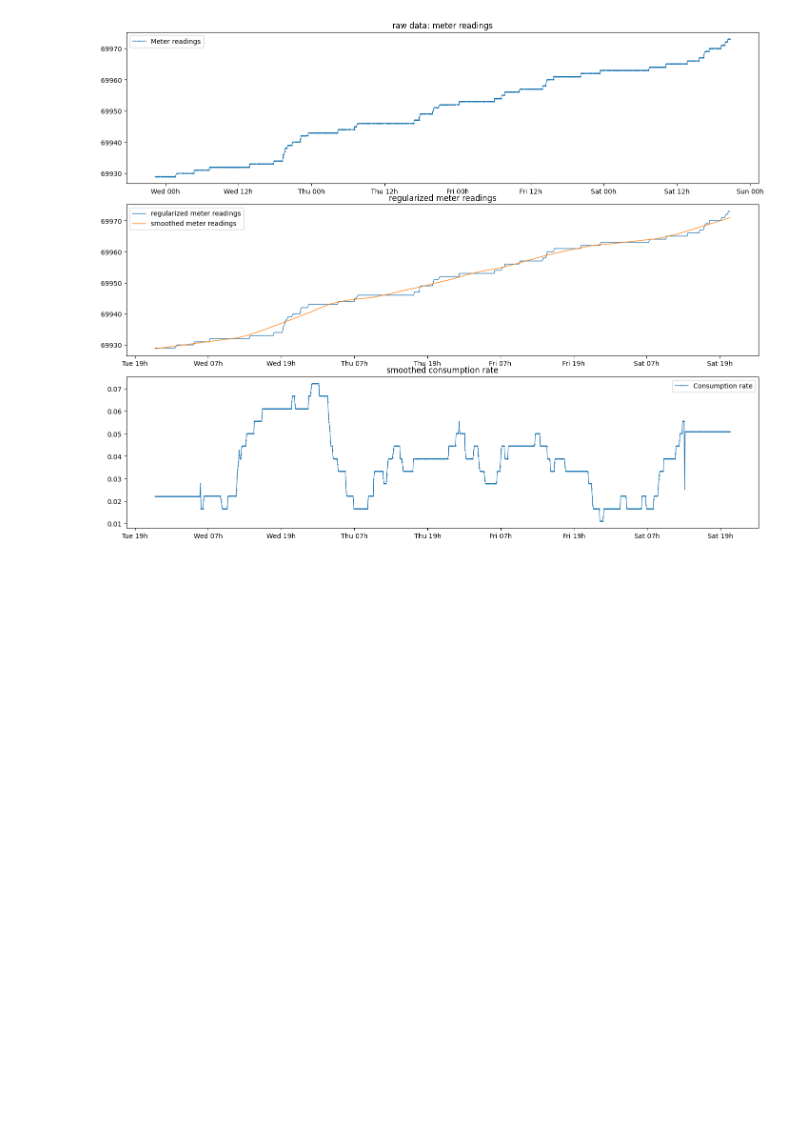
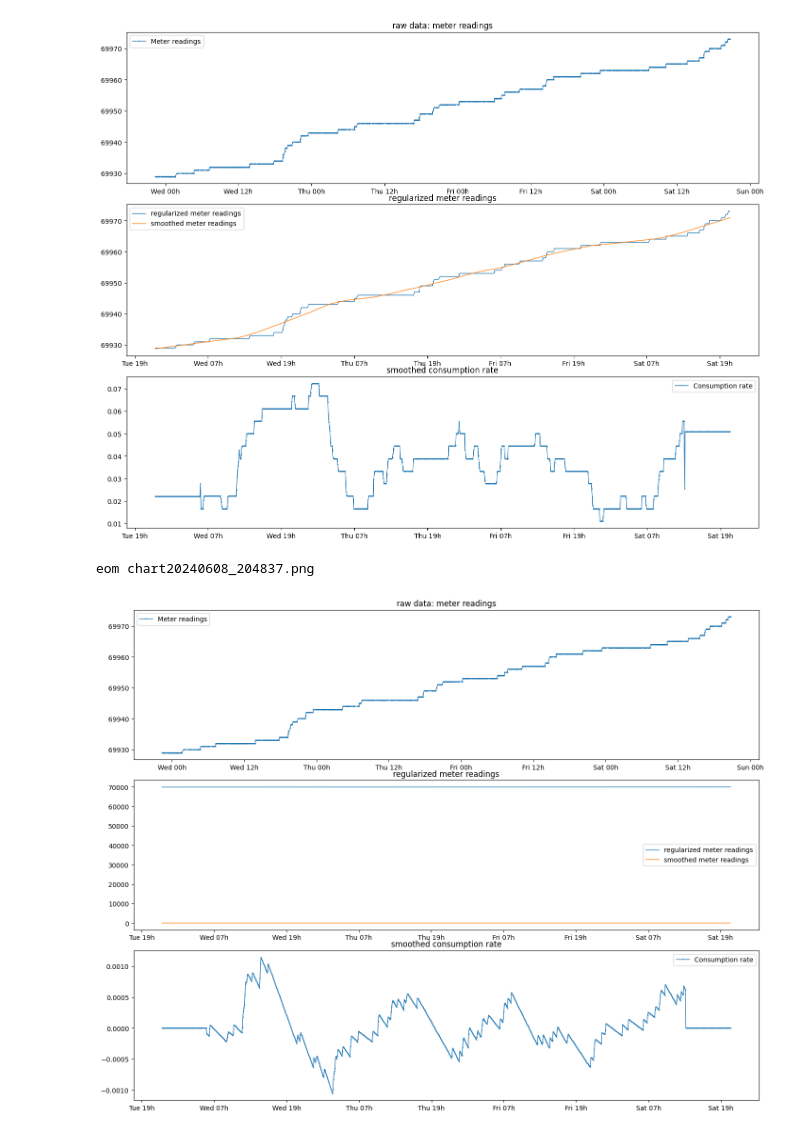
Before and after one commit to tomviolin/rtl433, a Jupyter notebook: Untitled1.ipynb, the cells around one changed output. Drawn from its saved outputs; the diff is of its cells as text; code cells hidden in the pictures; blank space fills up the shorter version.

```diff
--- a/Untitled1.ipynb
+++ b/Untitled1.ipynb
@@ -162,3 +162,8 @@ run graphit.py
 # %% [output]
 eom chart20240608_204249.png
 [figure]
+# %%
+run graphit.py
+# %% [output]
+eom chart20240608_204837.png
+[figure, added]
```
Also changed, not shown: parts of 5 cells of this notebook, 5 other files.
